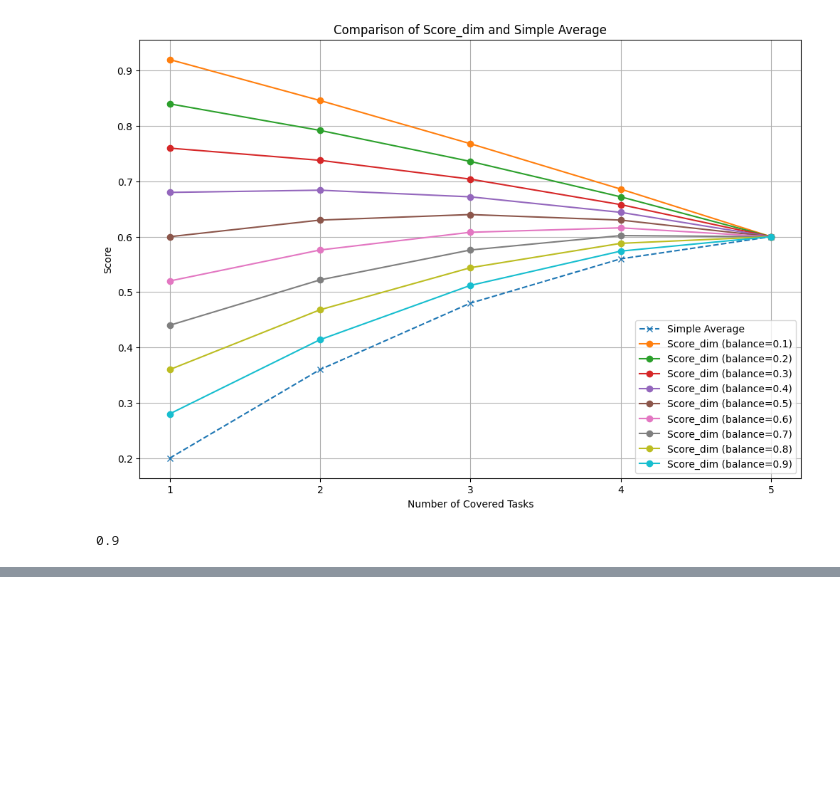
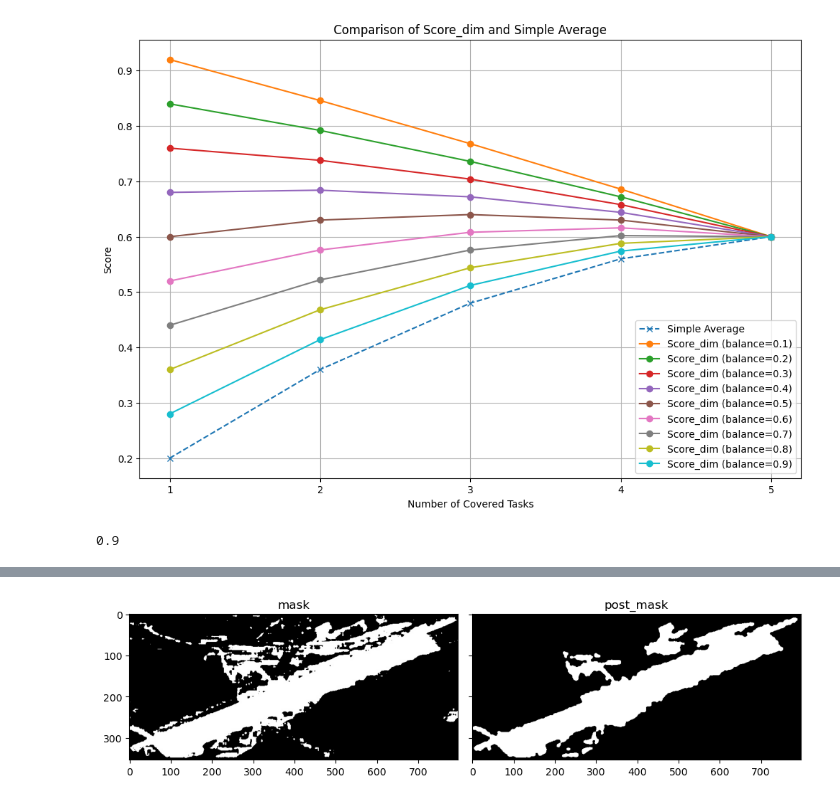
Before and after one commit to pipe1223/RemoteSeg, a Jupyter notebook: test_everything.ipynb, the cells around one changed output, grey strips where cells are left out. Cells and saved outputs as stored; diff of their text form; code cells hidden in the pictures; blank space fills up the shorter version.

Commit message:
add post processing

```diff
--- a/test_everything.ipynb
+++ b/test_everything.ipynb
@@ -1868,3 +1869,13 @@ score: 0.6
 1- float(1/10)
 # %% [output]
 0.9
+# %%
+df = pd.read_csv("/datadisk/xyy/codes/Evaluation/post_output.csv")#'/home/datadisk/pipe/results/sam_box/output.csv')
+
+df['area'] = df['roi'].apply(
+    lambda x: (
+        (coords := list(map(int, x.strip('[]').split(','))))  # Extract and convert to int
+        and ((coords[2] - coords[0]) * (coords[3] - coords[1]))  # Compute area
+))
+
+df
@@ -1870,0 +1896,3 @@ score: 0.6
+# %%
+
+airplane_data = df[df['class'] == 'airport'].reset_index(drop=True)
@@ -1870,0 +1915,21 @@ score: 0.6
+# %%
+import post_process
+load_index = 5
+
+mask = cv2.imread(airplane_data.loc[load_index]['path'].replace("toy_set","toy_set2"))
+post_mask = post_process.post_process(mask,airplane_data.loc[load_index]['area'],airplane_data.loc[load_index]['class'])
+# %%
+fig, ax_arr = plt.subplots(1, 2, sharex=True, sharey=True, figsize=(10, 10))
+ax1, ax2= ax_arr.ravel()
+
+
+ax1.imshow(mask)
+ax1.set_title('mask')
+
+ax2.imshow(post_mask)
+ax2.set_title('post_mask')
+
+plt.tight_layout()
+plt.show()
+# %% [output]
+[figure, added]
```
Also changed, not shown: parts of 12 cells of this notebook, 2 other files.
